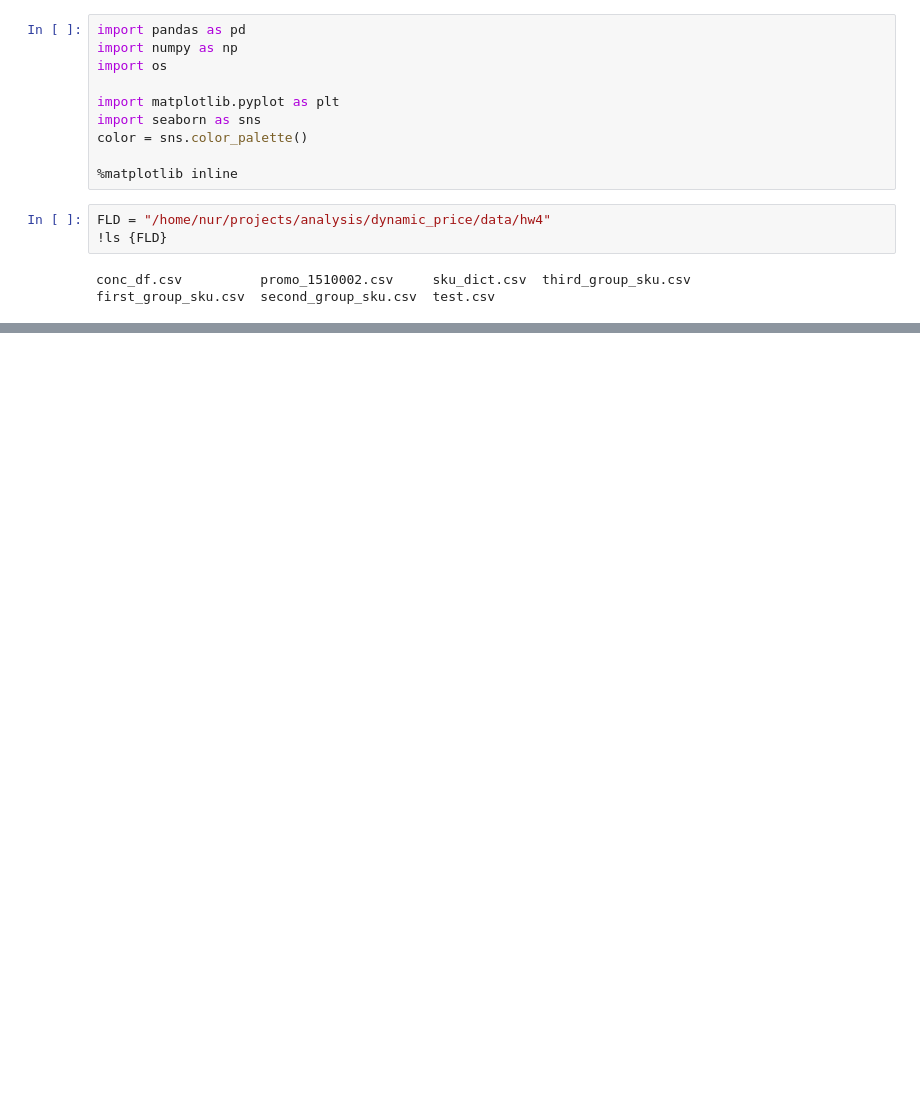
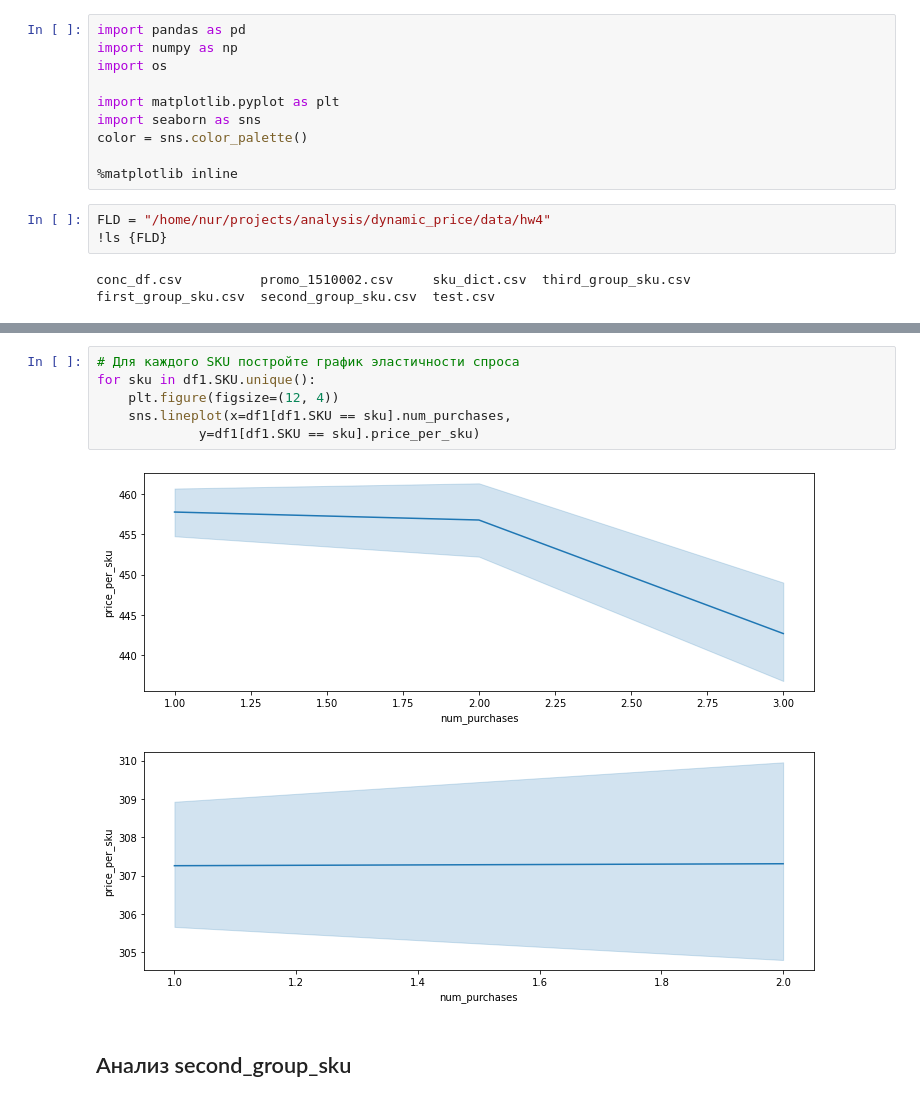
Before and after one commit to ILDAR9/advanced_ml, a Jupyter notebook: dynamic_price/notebooks/hw4.ipynb, the cells around one changed output, grey strips where cells are left out. Drawn from its saved outputs; the diff is of its cells as text; blank space fills up the shorter version.

```diff
--- a/dynamic_price/notebooks/hw4.ipynb
+++ b/dynamic_price/notebooks/hw4.ipynb
@@ -18,0 +115,11 @@ sku_dict = pd.read_csv(os.path.join(FLD, 'sku_dict.csv'))
+# %%
+# Для каждого SKU постройте график эластичности спроса
+for sku in df1.SKU.unique():
+    plt.figure(figsize=(12, 4))
+    sns.lineplot(x=df1[df1.SKU == sku].num_purchases,
+             y=df1[df1.SKU == sku].price_per_sku)
+# %% [output]
+[figure, added]
+[figure, added]
+# %% [markdown]
+## Анализ second_group_sku
```
Also changed, not shown: parts of 54 cells of this notebook, 8 other files.
